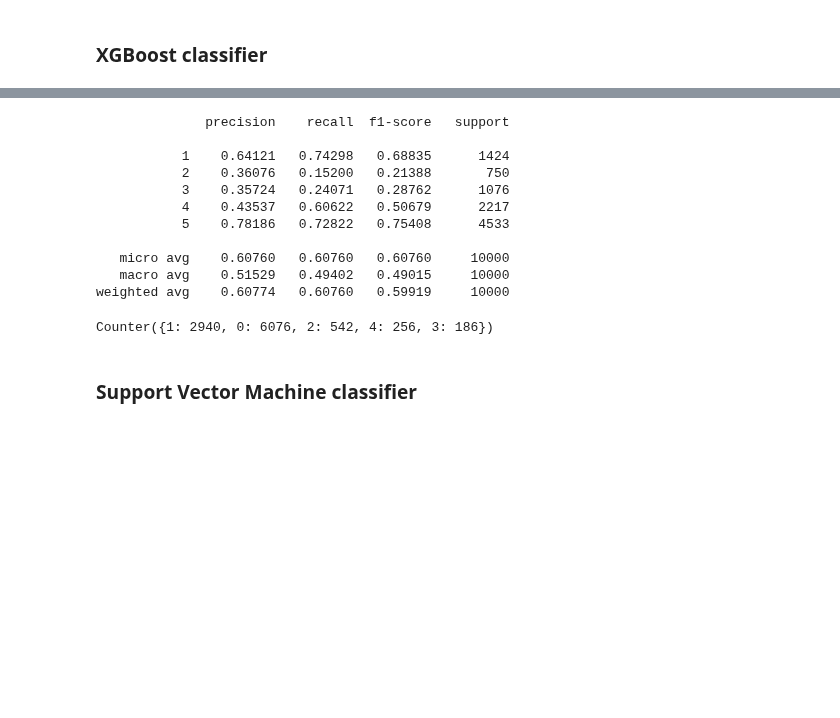
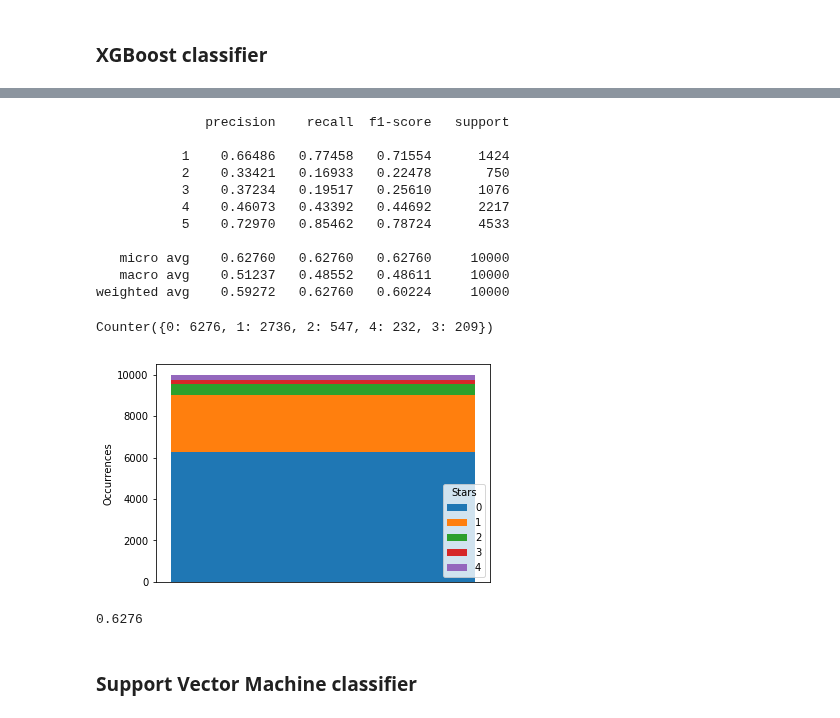
Before and after one commit to Giacky/NLPProject, a Jupyter notebook: Main.ipynb, the cells around one changed output, grey strips where cells are left out. Saved outputs shown, nothing was run; the diff lists cells and outputs as text; code cells hidden in the pictures; blank space fills up the shorter version.

```diff
--- a/Main.ipynb
+++ b/Main.ipynb
@@ -316,23 +331,26 @@ show_confusion_matrix_proportions(conf_matrix)
 # %%
-print(classification_report(testStars, testStars_predicted, digits=5))
+print(classification_report(testStars, testStars_predicted_xgb, digits=5))
 # %% [output]
               precision    recall  f1-score   support
 
-           1    0.64121   0.74298   0.68835      1424
-           2    0.36076   0.15200   0.21388       750
-           3    0.35724   0.24071   0.28762      1076
-           4    0.43537   0.60622   0.50679      2217
-           5    0.78186   0.72822   0.75408      4533
+           1    0.66486   0.77458   0.71554      1424
+           2    0.33421   0.16933   0.22478       750
+           3    0.37234   0.19517   0.25610      1076
+           4    0.46073   0.43392   0.44692      2217
+           5    0.72970   0.85462   0.78724      4533
 
-   micro avg    0.60760   0.60760   0.60760     10000
-   macro avg    0.51529   0.49402   0.49015     10000
-weighted avg    0.60774   0.60760   0.59919     10000
+   micro avg    0.62760   0.62760   0.62760     10000
+   macro avg    0.51237   0.48552   0.48611     10000
+weighted avg    0.59272   0.62760   0.60224     10000
-# %%
-import collections
-distance = num.abs(testStars - testStars_predicted)
-collections.Counter(distance)
-# %% [output]
-Counter({1: 2940, 0: 6076, 2: 542, 4: 256, 3: 186})
+# %%
+stacked_bar_chart(testStars, testStars_predicted_xgb)
+# %% [output]
+Counter({0: 6276, 1: 2736, 2: 547, 4: 232, 3: 209})
+[figure, added]
+# %%
+recall_score(testStars, testStars_predicted_xgb, average='weighted')
+# %% [output]
+0.6276
 # %% [markdown]
 ### Support Vector  Machine classifier
 # %%
```
Also changed, not shown: parts of 26 cells of this notebook.
